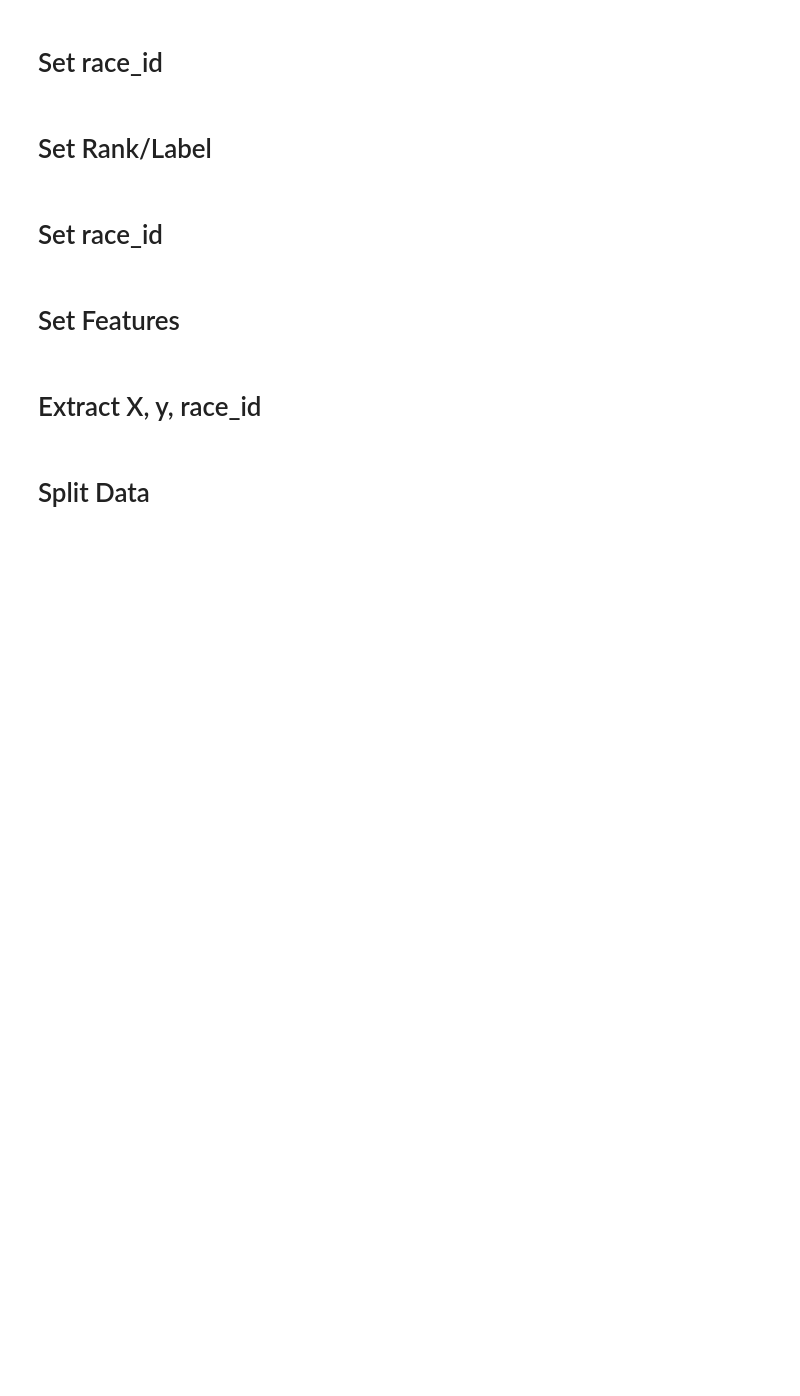
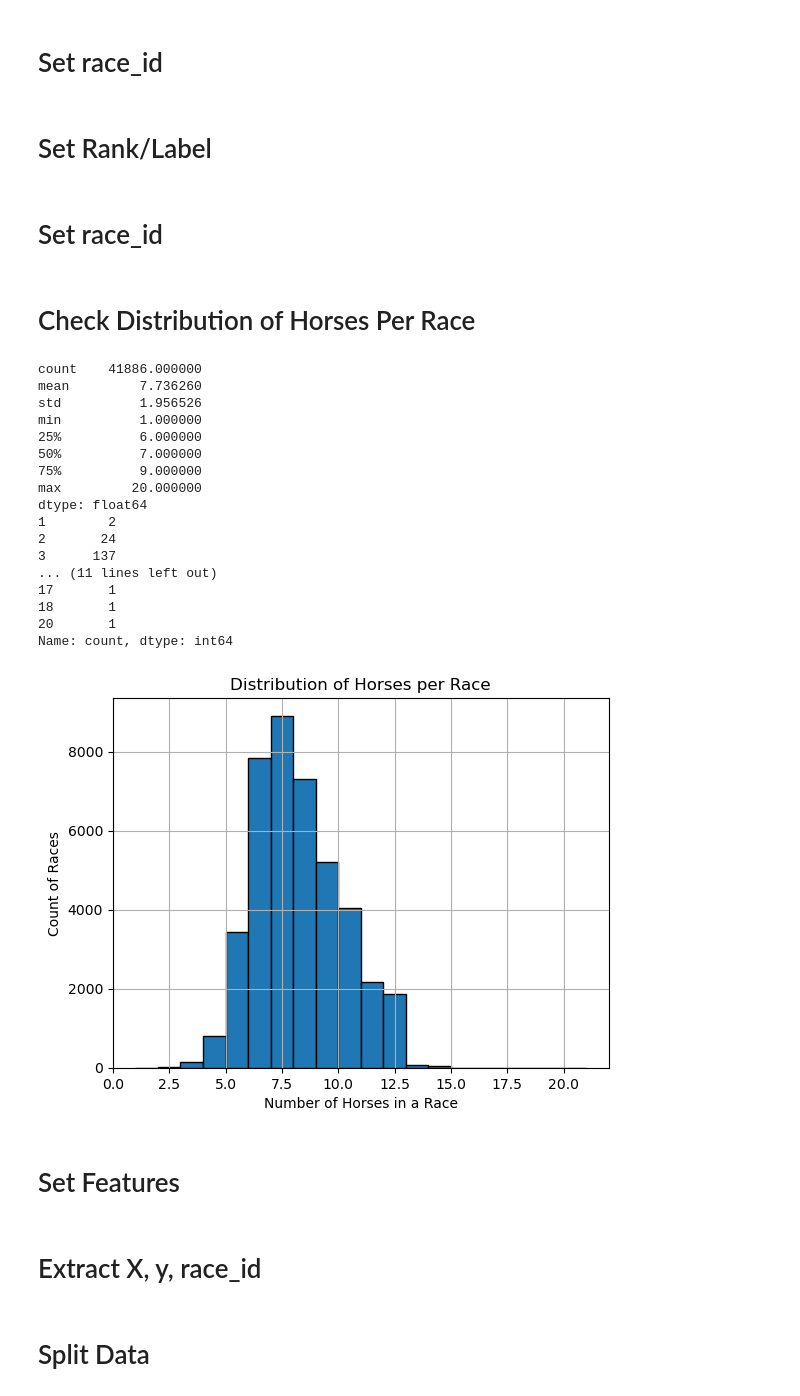
Before and after one commit to shanemeister/FoxRiverAIRacing, a Jupyter notebook: notebooks/7_CAT_Probability_Ranking.ipynb, the cells around one changed output. Drawn from its saved outputs; the diff is of its cells as text; code cells hidden in the pictures; blank space fills up the shorter version.

```diff
--- a/notebooks/7_CAT_Probability_Ranking.ipynb
+++ b/notebooks/7_CAT_Probability_Ranking.ipynb
@@ -85,6 +87,45 @@ for c in cat_cols:
 # Set race_id
 # %%
 race_df = race_df.sort_values("race_id", ascending=True)
+# %% [markdown]
+# Check Distribution of Horses Per Race
+# %%
+# 1) Count how many horses per race
+counts_per_race = race_df.groupby("race_id").size()
+
+# 2) Basic descriptive stats (mean, std, min, max, quartiles)
+print(counts_per_race.describe())
+
+# 3) Frequency table of the counts themselves (e.g., how many races had X horses)
+print(counts_per_race.value_counts().sort_index())
+
+# 4) Optional: visualize the distribution as a histogram
+import matplotlib.pyplot as plt
+
+counts_per_race.hist(bins=range(1, counts_per_race.max() + 2), edgecolor='black')
+plt.xlabel("Number of Horses in a Race")
+plt.ylabel("Count of Races")
+plt.title("Distribution of Horses per Race")
+plt.show()
+# %% [output]
+count    41886.000000
+mean         7.736260
+std          1.956526
+min          1.000000
+25%          6.000000
+50%          7.000000
+75%          9.000000
+max         20.000000
+dtype: float64
+1        2
+2       24
+3      137
+... (11 lines left out)
+17       1
+18       1
+20       1
+Name: count, dtype: int64
+[figure, added]
 # %% [markdown]
 # Set Features
 # %%
```
Also changed, not shown: parts of 1 cell of this notebook, 34 other files.
